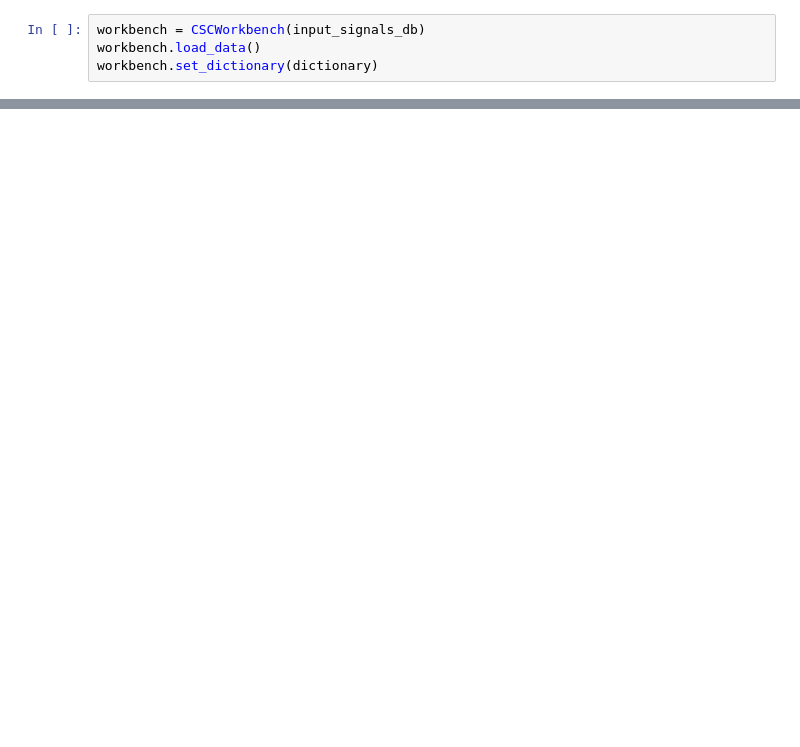
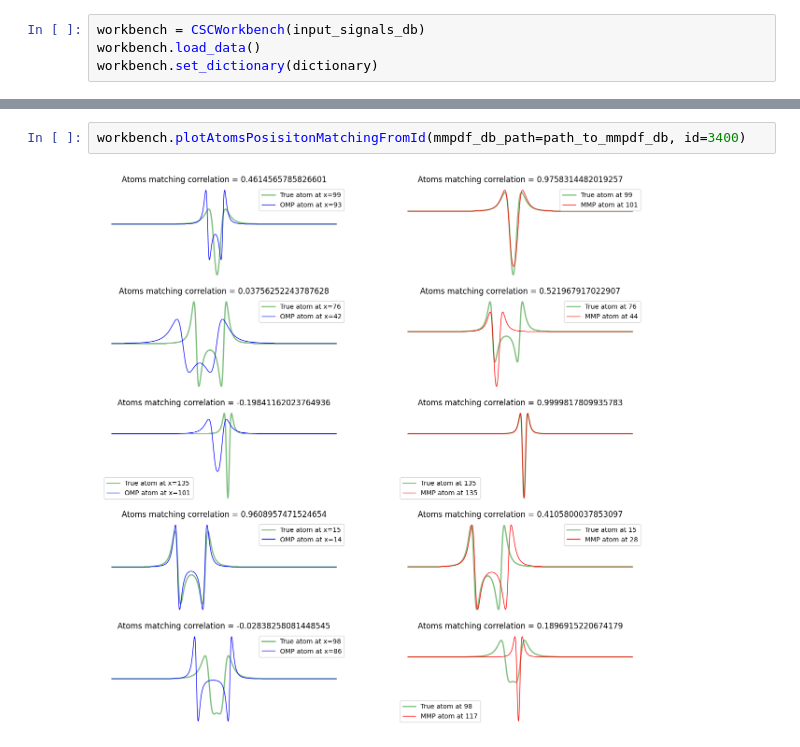
Before and after one commit to yanisgomes/csc, a Jupyter notebook: icassp/DEBUG_DISSIMILARITY.ipynb, the cells around one changed output, grey strips where cells are left out. Cells and saved outputs as stored; diff of their text form; blank space fills up the shorter version.

```diff
--- a/icassp/DEBUG_DISSIMILARITY.ipynb
+++ b/icassp/DEBUG_DISSIMILARITY.ipynb
@@ -141,0 +314,4 @@ workbench.plotMMPComparison(path_to_mmpdf_db, id0)
+# %%
+workbench.plotAtomsPosisitonMatchingFromId(mmpdf_db_path=path_to_mmpdf_db, id=3400)
+# %% [output]
+[figure, added]
```
Also changed, not shown: parts of 11 cells of this notebook, 2 other files.
